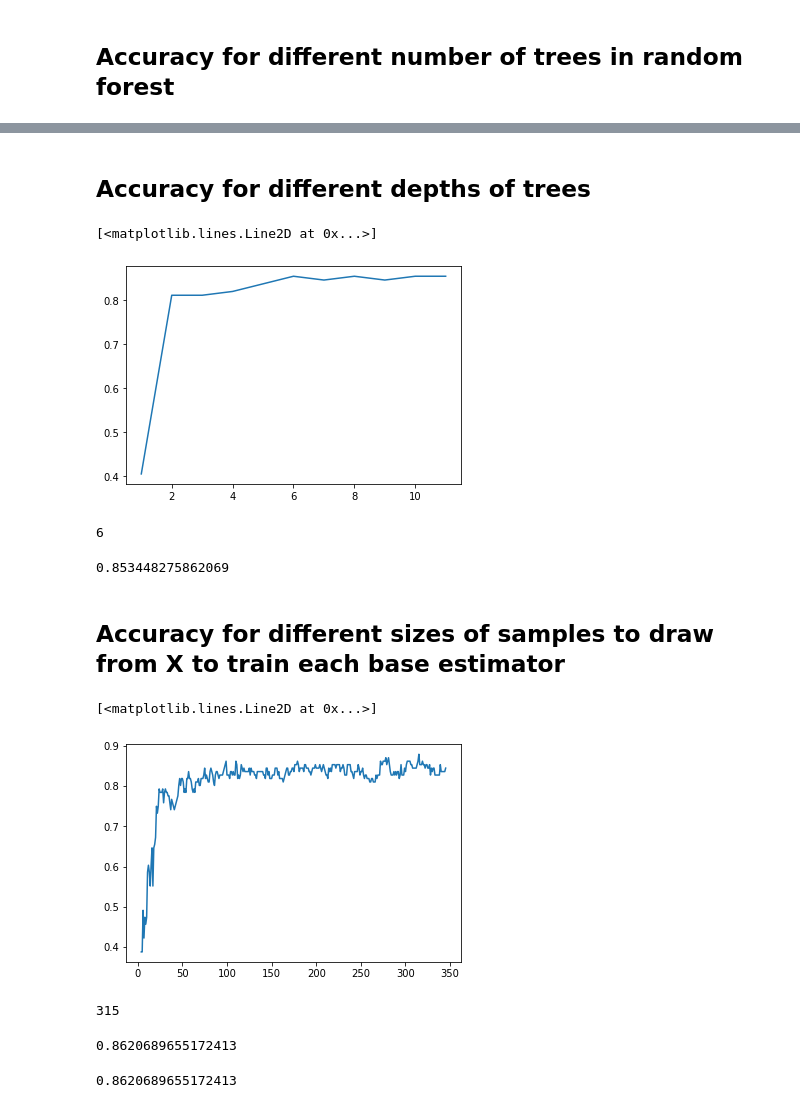
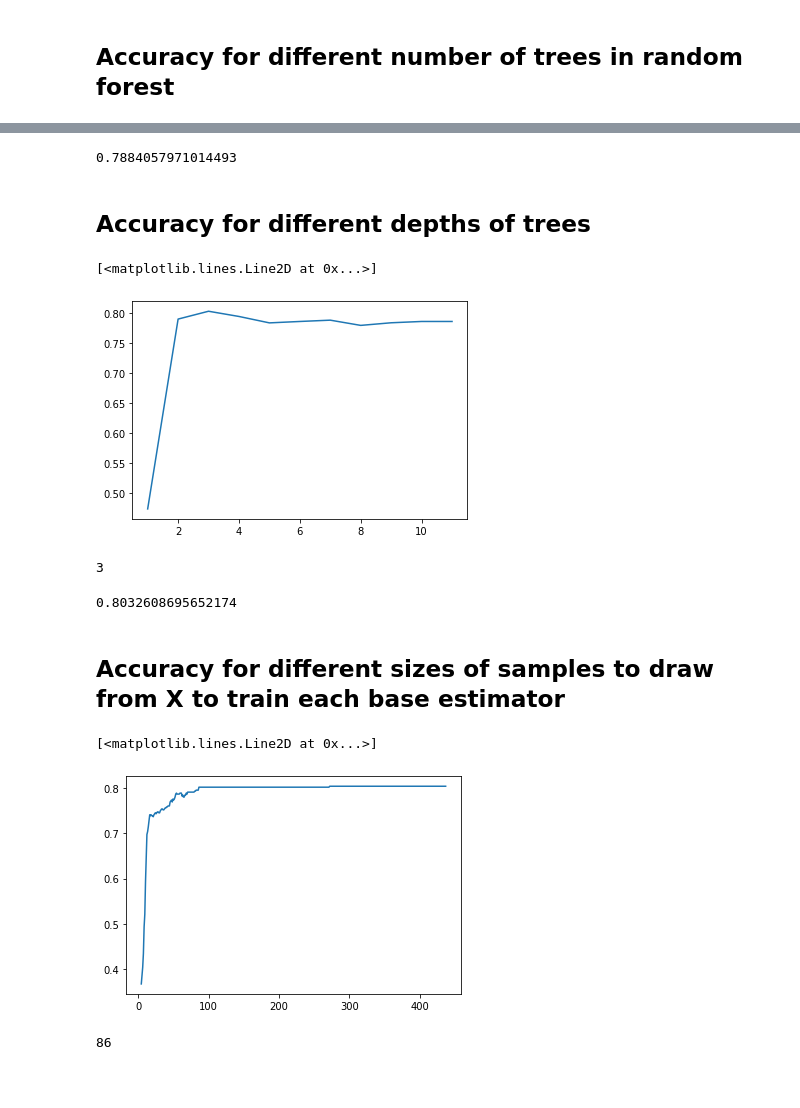
Before and after one commit to paatrycjaa/QoT_estimation, a Jupyter notebook: Testing.ipynb, the cells around one changed output, grey strips where cells are left out. Drawn from its saved outputs; the diff is of its cells as text; code cells hidden in the pictures; blank space fills up the shorter version.

```diff
--- a/Testing.ipynb
+++ b/Testing.ipynb
@@ -268,5 +286,15 @@ n_B
 # %%
-rf = RandomForestRegressor(n_estimators = n_B, max_samples=n_B, max_features="auto", random_state = 42)
-rf.fit(X_train, Y_train);
-predictions = rf.predict(X_test)
-predictions=np.round(predictions,0)
+kf=KFold(n_splits=20)
+#kf.get_n_splits(X_input)
+accuracy=[]
+for train_index, test_index in kf.split(X_input):
+    X_train, X_test = X_input[train_index], X_input[test_index]
+    Y_train, Y_test = Y_output[train_index], Y_output[test_index]
+    n_B=int(math.sqrt(len(X_train)))
+    rf = RandomForestRegressor(n_estimators = n_B, max_samples=n_B, max_features="auto", random_state = 42)
+    rf.fit(X_train, Y_train);
+    predictions = rf.predict(X_test)
+    predictions=np.round(predictions,0)
+    error= predictions==Y_test
+    accuracy.append(np.sum(error)/len(error))
+print("Accuracy of the model: ",statistics.mean(accuracy))
@@ -301,2 +339,6 @@ best_treeN
+# %%
+max(acc_values)
+# %% [output]
+0.7884057971014493
 # %% [markdown]
 ## Accuracy for different depths of trees
@@ -313,17 +362,17 @@ for n in range(1,12):
     Depth_values.append(n)
 # %%
-plot(Depth_values,acc_values)
+plot(Depth_values,acc_values1)
 # %% [output]
 [<matplotlib.lines.Line2D at 0x...>]
-[figure, old version]
+[figure, new version]
 # %%
-best_depth=[x for (x,y) in zip(Depth_values,acc_values) if y==max(acc_values)][0]
+best_depth=[x for (x,y) in zip(Depth_values,acc_values1) if y==max(acc_values1)][0]
 best_depth
 # %% [output]
-6
+3
 # %%
-max(acc_values)
+max(acc_values1)
 # %% [output]
-0.853448275862069
+0.8032608695652174
 # %% [markdown]
 ## Accuracy for different sizes of samples to draw from X to train each base estimator
@@ -333,26 +379,28 @@ acc_values=[]
 # %%
-for n in range(int(math.sqrt(n_B)),len(X_train)):
-    rf = RandomForestRegressor(n_estimators =best_treeN,max_depth=best_depth,max_samples=n, bootstrap=True,max_features="auto", random_state = 42)
-    rf.fit(X_train, Y_train);
-    predictions = rf.predict(X_test)
-    predictions=np.round(predictions,0)
-    acc_values.append(np.sum(predictions==Y_test)/len(Y_test))
+B1_values=[]
+acc_values2=[]
+
+for n in range(int(math.sqrt(n_B)),300,2):
+    accuracy=[]
+    for train_index, test_index in kf.split(X_input):
+        X_train, X_test = X_input[train_index], X_input[test_index]
+        Y_train, Y_test = Y_output[train_index], Y_output[test_index]
+        n_B=int(math.sqrt(len(X_train)))
+        rf = RandomForestRegressor(n_estimators =best_treeN, max_depth=best_depth, max_samples=n, bootstrap=True,max_features="auto", random_state = 42)
+        rf.fit(X_train, Y_train);
+        predictions = rf.predict(X_test)
+        predictions=np.round(predictions,0)
+        error= predictions==Y_test
+        accuracy.append(np.sum(error)/len(error))
+    acc_values2.append(statistics.mean(accuracy))
     B1_values.append(n)
 # %%
-plot(B1_values,acc_values)
+plot(B1_values,acc_values2)
 # %% [output]
 [<matplotlib.lines.Line2D at 0x...>]
-[figure, old version]
+[figure, new version]
 # %%
-best_bootstrap=[x for (x,y) in zip(B1_values,acc_values) if y==max(acc_values)][0]
+best_bootstrap=[x for (x,y) in zip(B1_values,acc_values2) if y>0.8][0]
 best_bootstrap
 # %% [output]
-315
+86
-# %%
-acc_values[315]
-# %% [output]
-0.8620689655172413
-# %%
-acc_values[106]
-# %% [output]
-0.8620689655172413
```
Also changed, not shown: parts of 31 cells of this notebook.
